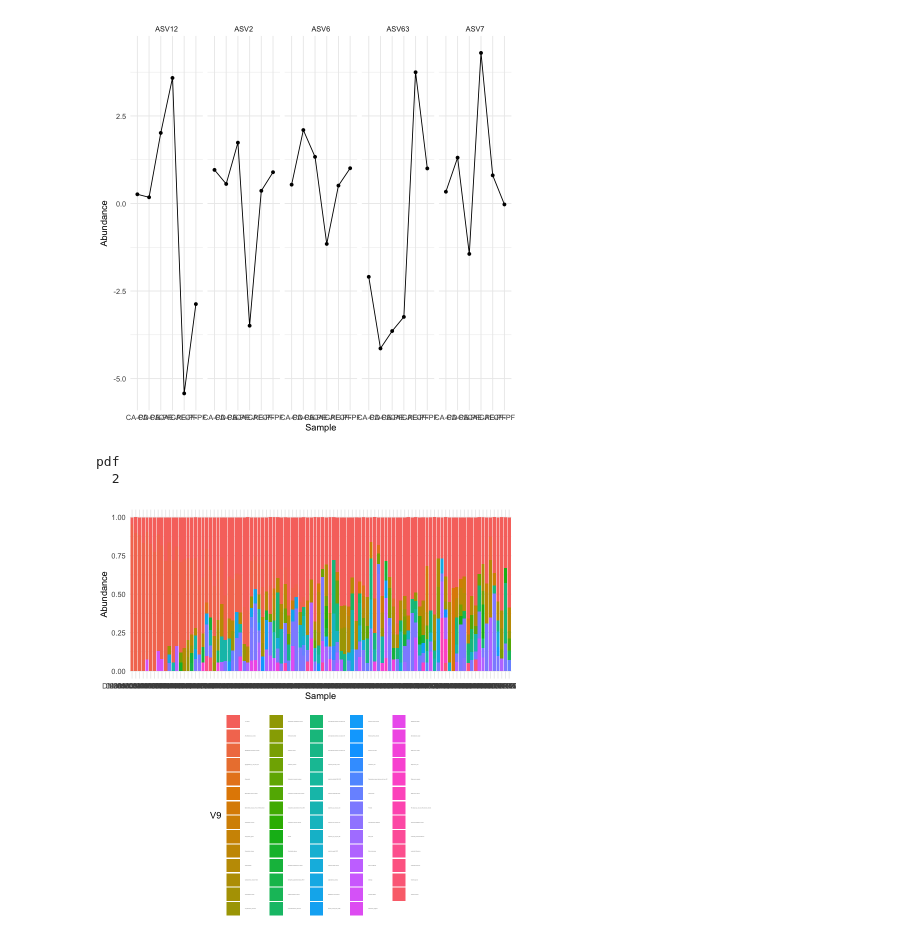
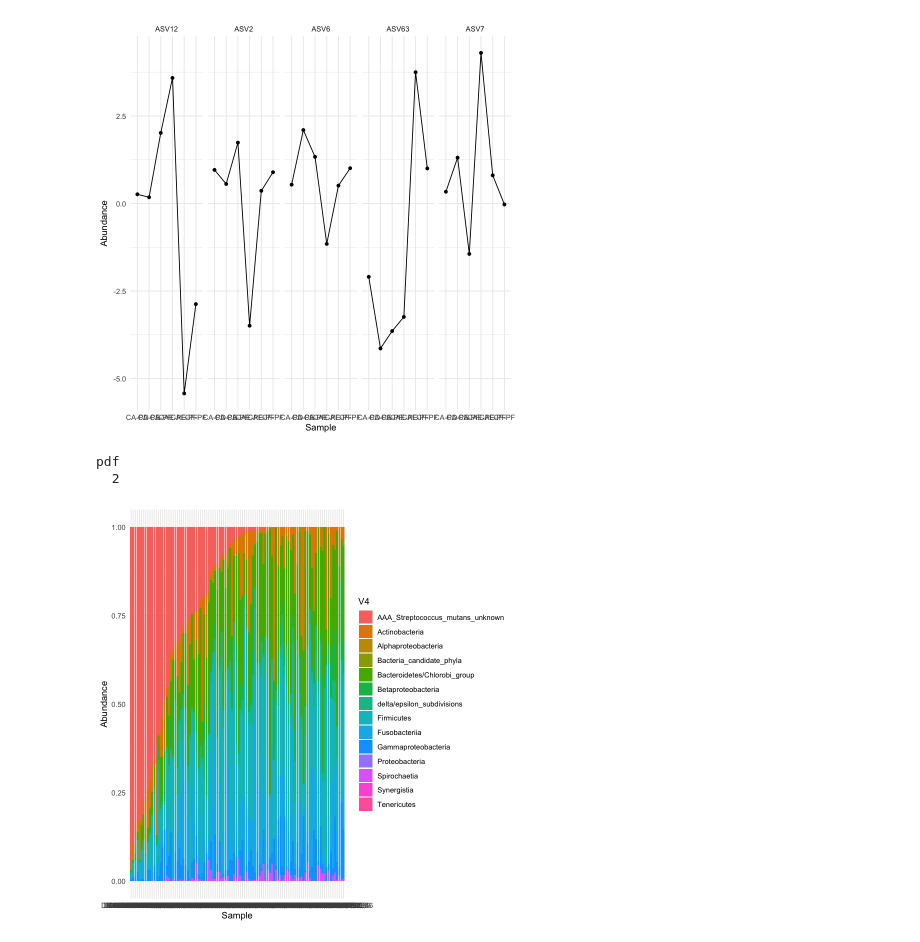
Before and after one commit to aemann01/domhain, a Jupyter notebook: 2022-HIV_oral_microbiome/09-ASV_analyses/ASV_analyses.ipynb, the cells around one changed output. Drawn from its saved outputs; the diff is of its cells as text; code cells hidden in the pictures.

```diff
--- a/2022-HIV_oral_microbiome/09-ASV_analyses/ASV_analyses.ipynb
+++ b/2022-HIV_oral_microbiome/09-ASV_analyses/ASV_analyses.ipynb
@@ -147,20 +147,5 @@ pdf
 [figure]
 # %%
 sub.ps.dat <- subset_samples(ps.dat.noUS, aliquot_type == "CA-PD")
-glom <- tax_glom(sub.ps.dat, taxrank="V9")
-glom <- transform_sample_counts(glom, function(x)x/sum(x))
-data <- psmelt(glom)
-data$V9 <- as.character(data$V9)
-write.table(data, "strep_abund.txt", sep="\t")
-data <- read.table("strep_abund_sort.txt", sep="\t", header=T)
-data$V9[data$Abundance < 0.05] <- "< 5% abund"
-data$Sample <- factor(data$Sample, levels = unique(data$Sample))
-
-pdf("img/capd_strep_taxbar.pdf")
-ggplot(data, aes(x=Sample, y=Abundance, fill=V9)) + geom_bar(aes(), stat="identity", position="stack") + theme_minimal() + theme(legend.position = "bottom", legend.text=element_text(size=1))
-dev.off()
-ggplot(data, aes(x=Sample, y=Abundance, fill=V9)) + geom_bar(aes(), stat="identity", position="stack") + theme_minimal() + theme(legend.position = "bottom", legend.text=element_text(size=1))
+write.table(tax_table(sub.ps.dat), "tax_capd.txt", sep="\t")
+# delete to V4, clean up and copy s. mutans to V4
-# %% [output]
-pdf
-  2
-[figure, removed]
@@ -166,0 +162,13 @@ pdf
+# %%
+data <- read.table("strep_abund_sort.txt", sep="\t", header=T)
+# data$V3[data$Abundance < 0.05] <- "< 5% abund"
+data$Sample <- factor(data$Sample, levels = unique(data$Sample))
+
+pdf("img/capd_strep_taxbar.pdf")
+ggplot(data, aes(x=Sample, y=Abundance, fill=V4)) + geom_bar(aes(), stat="identity", position="stack") + theme_minimal()
+dev.off()
+ggplot(data, aes(x=Sample, y=Abundance, fill=V4)) + geom_bar(aes(), stat="identity", position="stack") + theme_minimal()
+# %% [output]
+pdf
+  2
+[figure, added]
```
Also changed, not shown: parts of 1 cell of this notebook, 2 other files.
